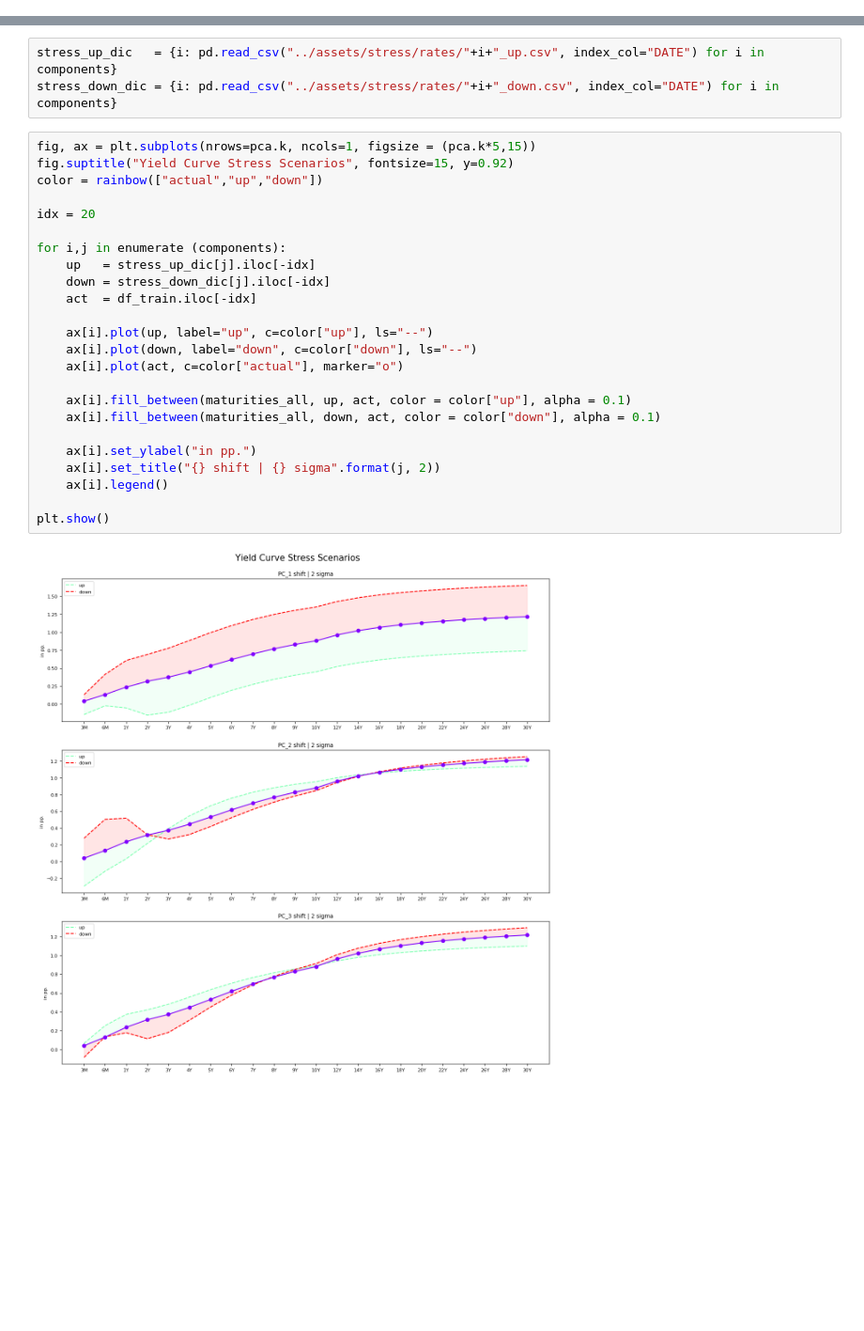
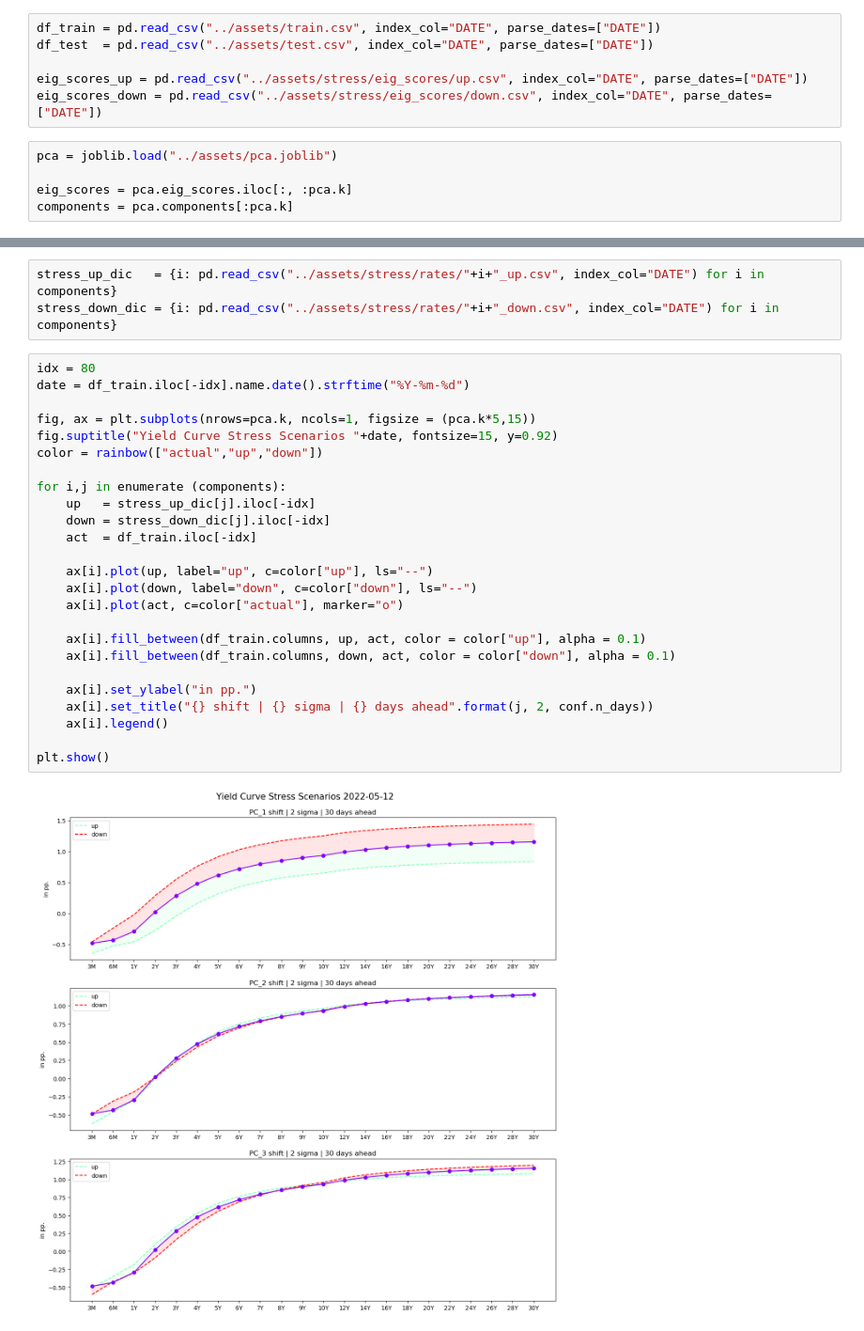
Before and after one commit to bernhard-pfann/pca-yield-curve-analytics, a Jupyter notebook: notebooks/stress-scenarios.ipynb, the cells around one changed output, grey strips where cells are left out. Shown at 94% size. Drawn from its saved outputs; the diff is of its cells as text; blank space fills up the shorter version.

```diff
--- a/notebooks/stress-scenarios.ipynb
+++ b/notebooks/stress-scenarios.ipynb
@@ -13,3 +18,14 @@ from src.utils import calc_rmse, std_scale_pandas, adf_test, rainbow
+# %%
+df_train = pd.read_csv("../assets/train.csv", index_col="DATE", parse_dates=["DATE"])
+df_test  = pd.read_csv("../assets/test.csv", index_col="DATE", parse_dates=["DATE"])
+
+eig_scores_up = pd.read_csv("../assets/stress/eig_scores/up.csv", index_col="DATE", parse_dates=["DATE"])
+eig_scores_down = pd.read_csv("../assets/stress/eig_scores/down.csv", index_col="DATE", parse_dates=["DATE"])
+# %%
+pca = joblib.load("../assets/pca.joblib")
+
+eig_scores = pca.eig_scores.iloc[:, :pca.k]
+components = pca.components[:pca.k]
 # %% [markdown]
 ### Eigen Scores
 ***
@@ -45,28 +57,29 @@ NameError: name 'components' is not defined
 stress_up_dic   = {i: pd.read_csv("../assets/stress/rates/"+i+"_up.csv", index_col="DATE") for i in components}
 stress_down_dic = {i: pd.read_csv("../assets/stress/rates/"+i+"_down.csv", index_col="DATE") for i in components}
 # %%
+idx = 80
+date = df_train.iloc[-idx].name.date().strftime("%Y-%m-%d")
+
 fig, ax = plt.subplots(nrows=pca.k, ncols=1, figsize = (pca.k*5,15))
-fig.suptitle("Yield Curve Stress Scenarios", fontsize=15, y=0.92)
+fig.suptitle("Yield Curve Stress Scenarios "+date, fontsize=15, y=0.92)
 color = rainbow(["actual","up","down"])
-
-idx = 20
 
 for i,j in enumerate (components):
     up   = stress_up_dic[j].iloc[-idx]
     down = stress_down_dic[j].iloc[-idx]
     act  = df_train.iloc[-idx]
 
     ax[i].plot(up, label="up", c=color["up"], ls="--")
     ax[i].plot(down, label="down", c=color["down"], ls="--")
     ax[i].plot(act, c=color["actual"], marker="o")
 
-    ax[i].fill_between(maturities_all, up, act, color = color["up"], alpha = 0.1)
-    ax[i].fill_between(maturities_all, down, act, color = color["down"], alpha = 0.1)
+    ax[i].fill_between(df_train.columns, up, act, color = color["up"], alpha = 0.1)
+    ax[i].fill_between(df_train.columns, down, act, color = color["down"], alpha = 0.1)
 
     ax[i].set_ylabel("in pp.")
-    ax[i].set_title("{} shift | {} sigma".format(j, 2))
+    ax[i].set_title("{} shift | {} sigma | {} days ahead".format(j, 2, conf.n_days))
     ax[i].legend()
 
 plt.show()
 # %% [output]
-[figure, old version]
+[figure, new version]
```
Also changed, not shown: parts of 4 cells of this notebook, 2 other files.
